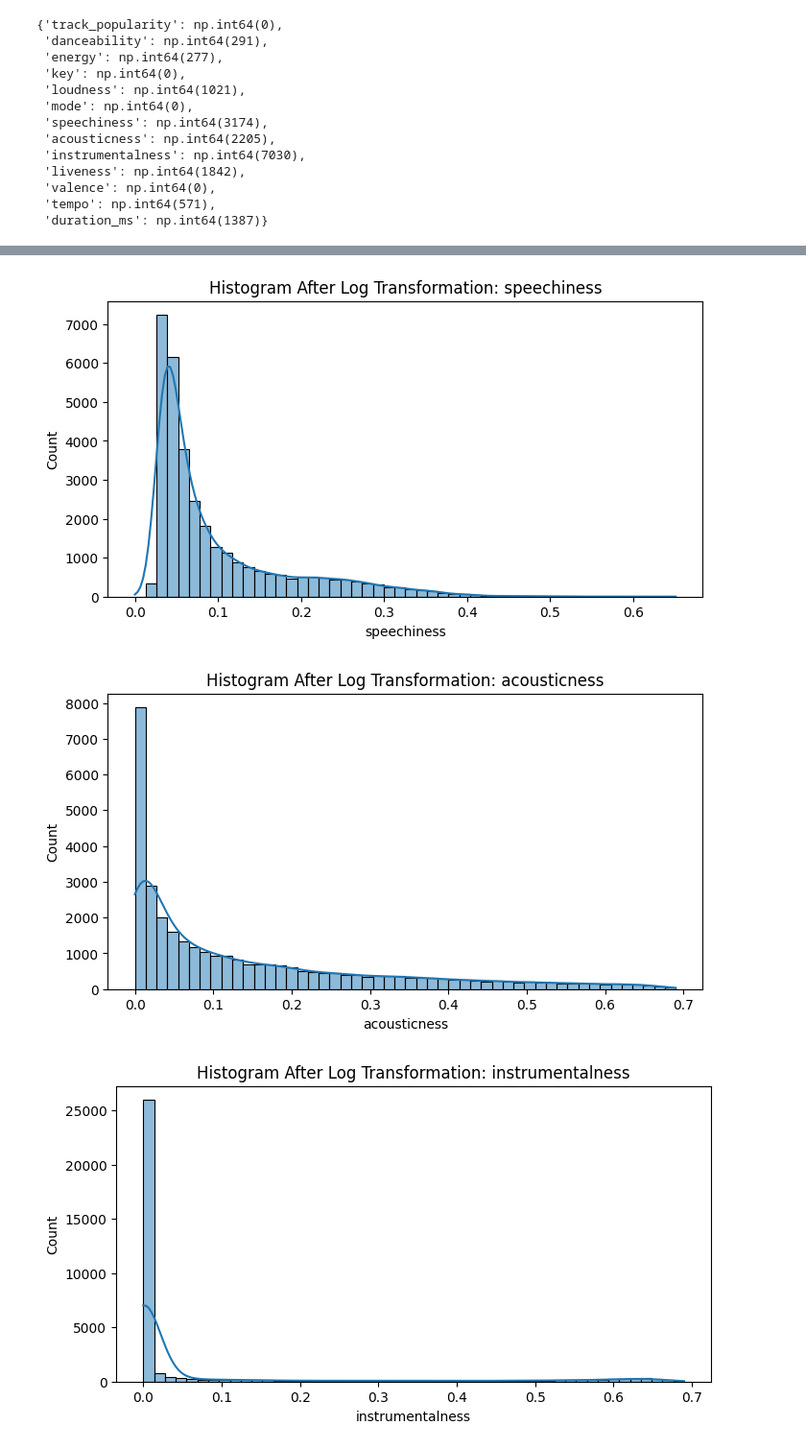
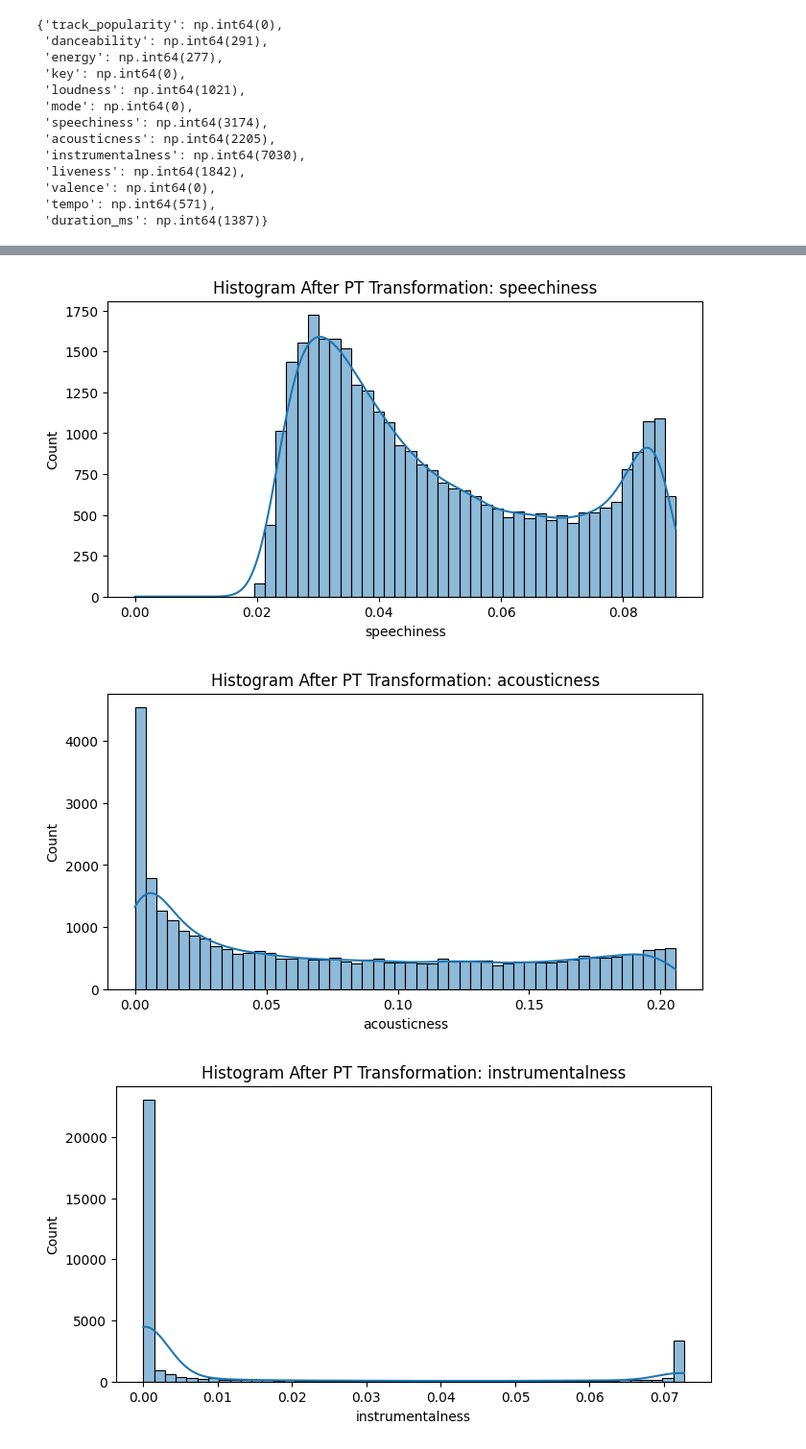
Before and after one commit to AaronSxng/CIS4930-ML-Final-Project, a Jupyter notebook: datapreprocessing.ipynb, the cells around one changed output, grey strips where cells are left out. Shown at 96% size. Drawn from its saved outputs; the diff is of its cells as text; code cells hidden in the pictures.

```diff
--- a/datapreprocessing.ipynb
+++ b/datapreprocessing.ipynb
@@ -151,7 +175,7 @@ most_outliers = ['speechiness', 'acousticness', 'instrumentalness', 'liveness',
 for col in most_outliers:
     plt.figure(figsize=(8,4))
     sns.histplot(spotify_df[col], kde=True, bins=50)
-    plt.title(f"Histogram Before Log Transformation: {col}")
+    plt.title(f"Histogram Before PT Transformation: {col}")
     plt.xlabel(col)
     plt.ylabel("Count")
     plt.show()
@@ -164,17 +188,21 @@ for col in most_outliers:
 # %%
-#log transform skewed values reduce influence of extremely large values
+#transform skewed values reduce influence of extremely large values
+from sklearn.preprocessing import PowerTransformer
+
+
 import numpy as np
 skewed = ['speechiness', 'acousticness', 'instrumentalness', 'liveness', 'duration_ms']
+pt = PowerTransformer(method='yeo-johnson', standardize=False)
+spotify_df[skewed] = pt.fit_transform(spotify_df[skewed])
 
 for col in skewed:
-    spotify_df[col] = np.log1p(spotify_df[col])
     plt.figure(figsize=(8,4))
     sns.histplot(spotify_df[col], kde=True, bins=50)
-    plt.title(f"Histogram After Log Transformation: {col}")
+    plt.title(f"Histogram After PT Transformation: {col}")
     plt.xlabel(col)
     plt.ylabel("Count")
     plt.show()
 # %% [output]
-[figure, old version]
+[figure, new version]
-[figure, old version]
+[figure, new version]
-[figure, old version]
+[figure, new version]
```
Also changed, not shown: parts of 14 cells of this notebook, 5 other files.
